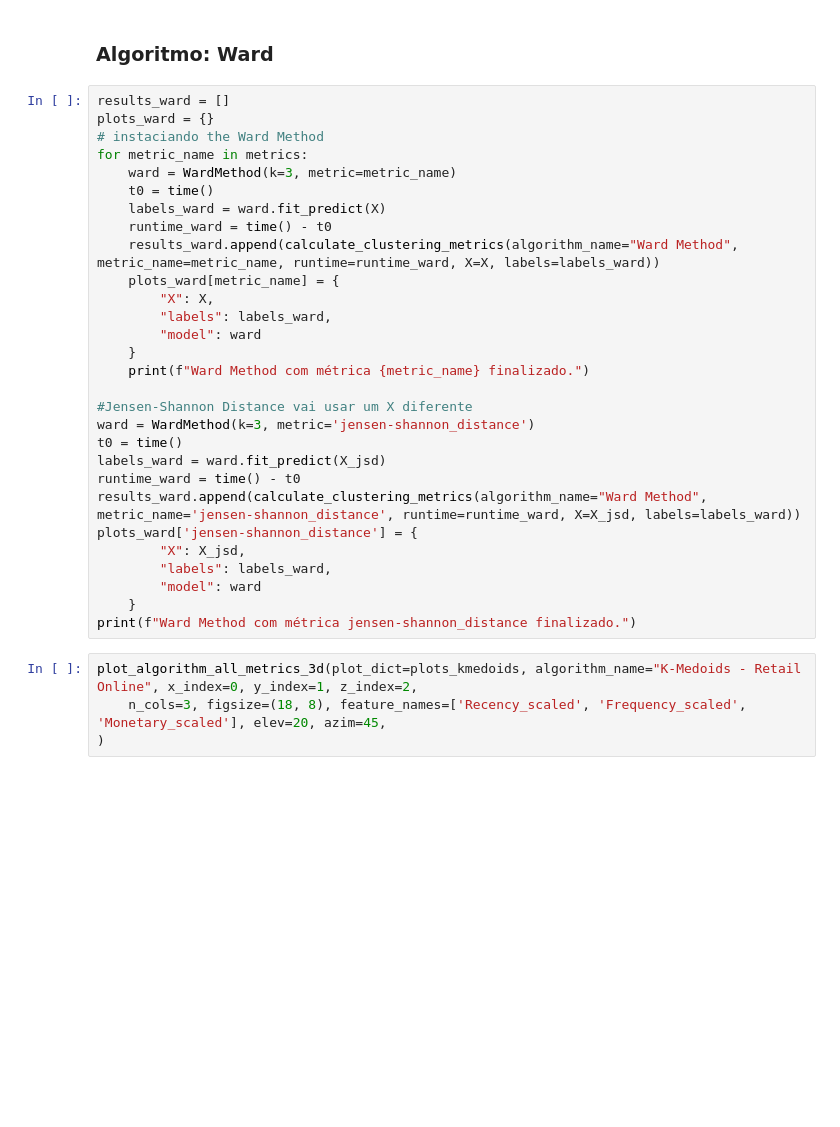
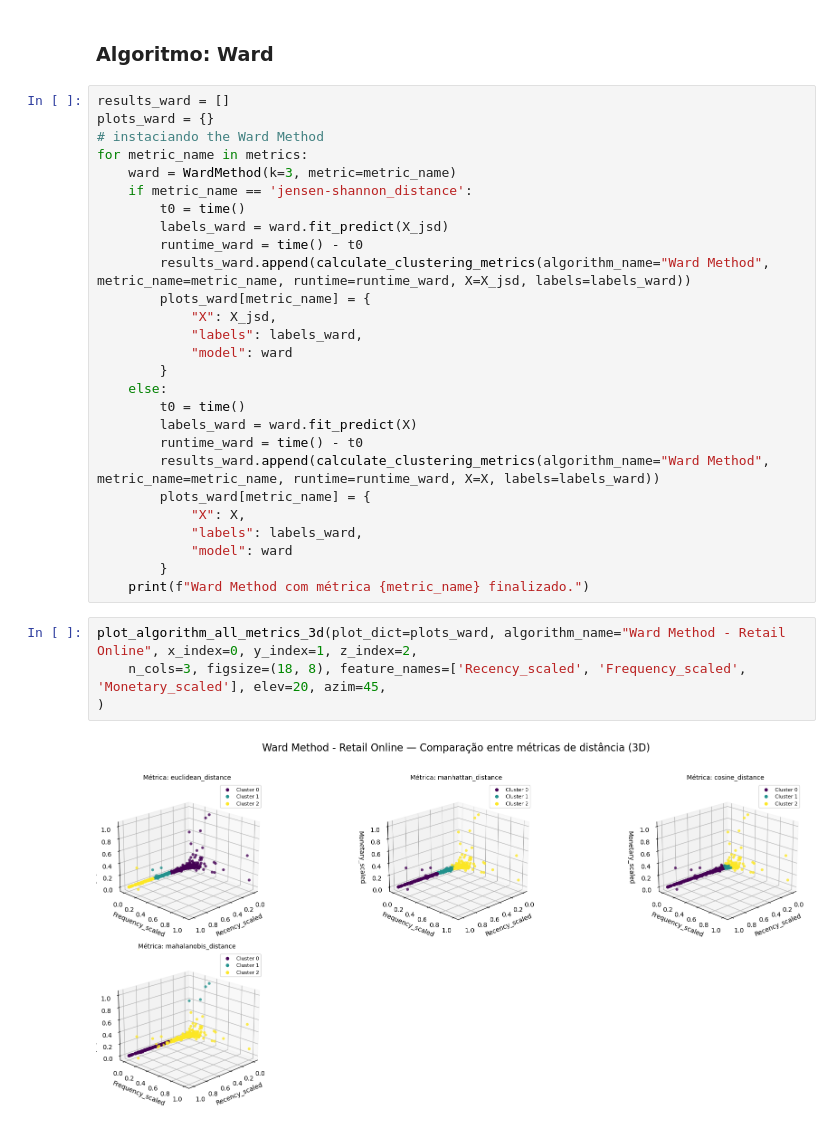
Before and after one commit to JaneOliveira/clustering-client-segmentation-tcc, a Jupyter notebook: notebooks/ExperimentoDatasetRetailOnline.ipynb, the cells around one changed output. Cells and saved outputs as stored; diff of their text form; blank space fills up the shorter version.

Commit message:
update ward

```diff
--- a/notebooks/ExperimentoDatasetRetailOnline.ipynb
+++ b/notebooks/ExperimentoDatasetRetailOnline.ipynb
@@ -1178,33 +1178,33 @@ plots_ward = {}
 # instaciando the Ward Method
 for metric_name in metrics:
     ward = WardMethod(k=3, metric=metric_name)
-    t0 = time()
-    labels_ward = ward.fit_predict(X)
-    runtime_ward = time() - t0
-    results_ward.append(calculate_clustering_metrics(algorithm_name="Ward Method", metric_name=metric_name, runtime=runtime_ward, X=X, labels=labels_ward))
-    plots_ward[metric_name] = {
-        "X": X,
-        "labels": labels_ward,
-        "model": ward
-    }
+    if metric_name == 'jensen-shannon_distance':
+        t0 = time()
+        labels_ward = ward.fit_predict(X_jsd)
+        runtime_ward = time() - t0
+        results_ward.append(calculate_clustering_metrics(algorithm_name="Ward Method", metric_name=metric_name, runtime=runtime_ward, X=X_jsd, labels=labels_ward))
+        plots_ward[metric_name] = {
+            "X": X_jsd,
+            "labels": labels_ward,
+            "model": ward
+        }
+    else:
+        t0 = time()
+        labels_ward = ward.fit_predict(X)
+        runtime_ward = time() - t0
+        results_ward.append(calculate_clustering_metrics(algorithm_name="Ward Method", metric_name=metric_name, runtime=runtime_ward, X=X, labels=labels_ward))
+        plots_ward[metric_name] = {
+            "X": X,
+            "labels": labels_ward,
+            "model": ward
+        }
     print(f"Ward Method com métrica {metric_name} finalizado.")
-
-#Jensen-Shannon Distance vai usar um X diferente
-ward = WardMethod(k=3, metric='jensen-shannon_distance')
-t0 = time()
-labels_ward = ward.fit_predict(X_jsd)
-runtime_ward = time() - t0
-results_ward.append(calculate_clustering_metrics(algorithm_name="Ward Method", metric_name='jensen-shannon_distance', runtime=runtime_ward, X=X_jsd, labels=labels_ward))
-plots_ward['jensen-shannon_distance'] = {
-        "X": X_jsd,
-        "labels": labels_ward,
-        "model": ward
-    }
-print(f"Ward Method com métrica jensen-shannon_distance finalizado.")
 # %%
-plot_algorithm_all_metrics_3d(plot_dict=plots_kmedoids, algorithm_name="K-Medoids - Retail Online", x_index=0, y_index=1, z_index=2,
+plot_algorithm_all_metrics_3d(plot_dict=plots_ward, algorithm_name="Ward Method - Retail Online", x_index=0, y_index=1, z_index=2,
     n_cols=3, figsize=(18, 8), feature_names=['Recency_scaled', 'Frequency_scaled', 'Monetary_scaled'], elev=20, azim=45,
 )
+# %% [output]
+[figure, added]
 # %%
 #results_ward.pop()
 df_results_ward = pd.DataFrame(results_ward)
```
Also changed, not shown: parts of 11 cells of this notebook.
